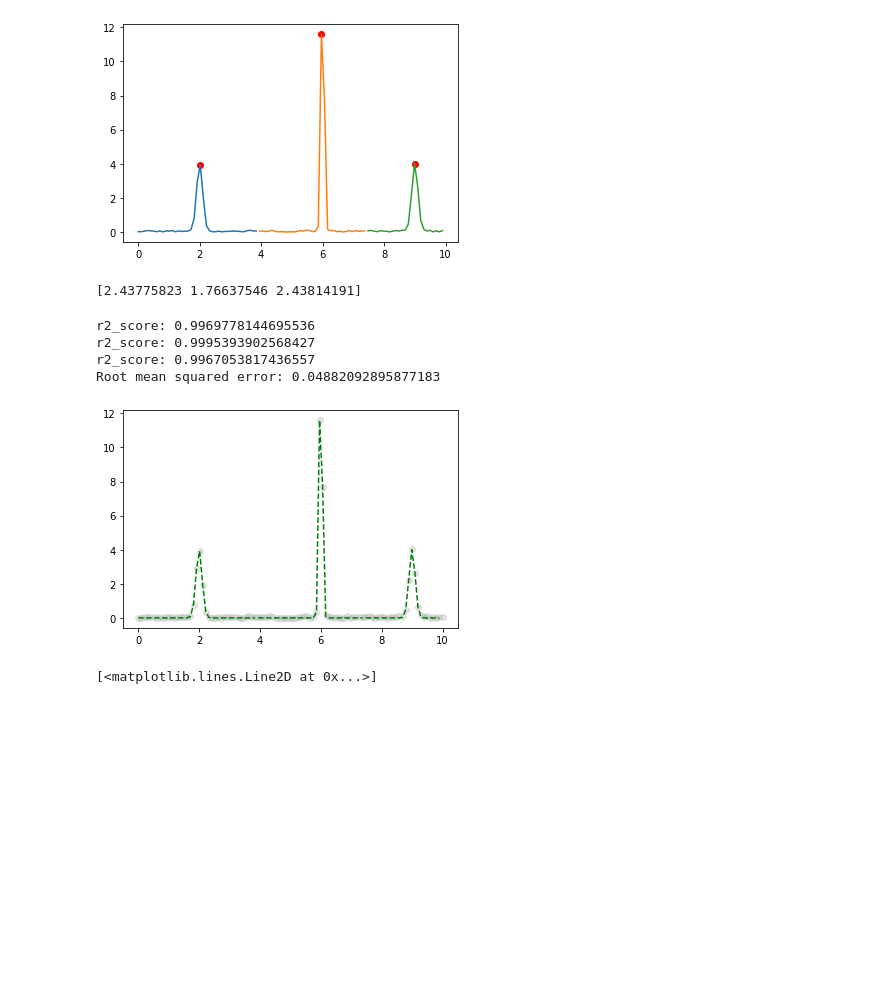
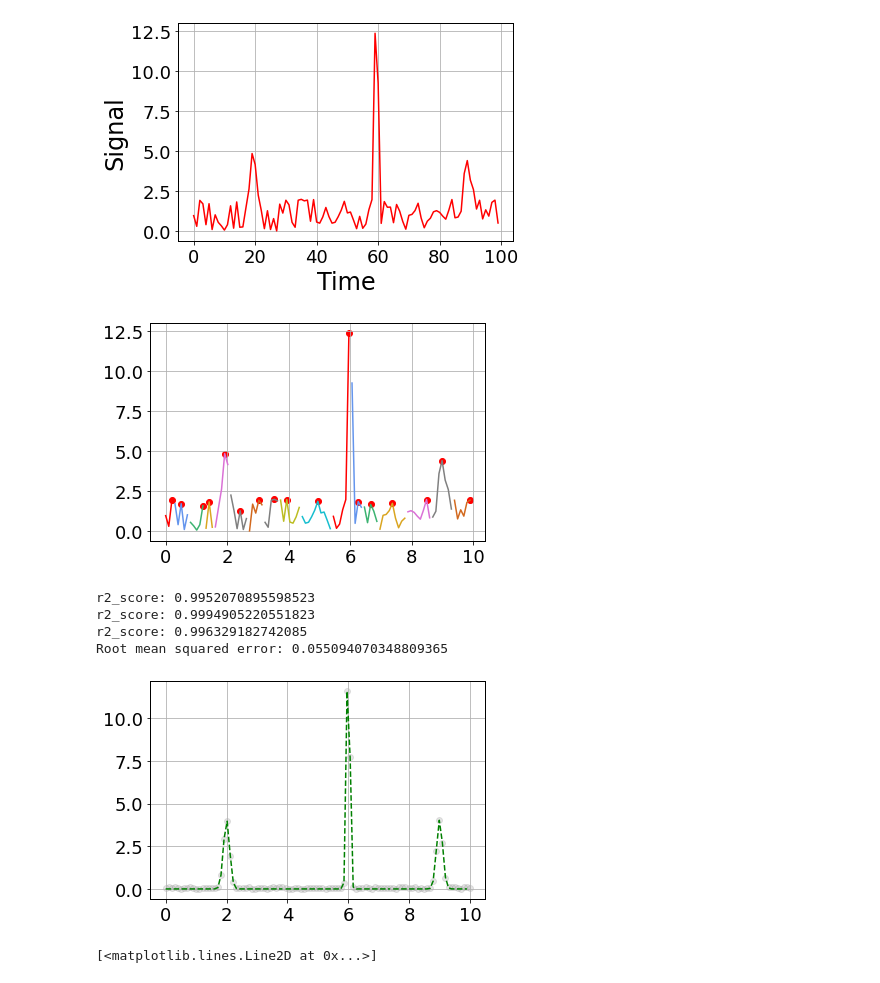
Before and after one commit to sarikasoman/Casimir-programming, a Jupyter notebook: fitting_with_curve_fit.ipynb, the cells around one changed output. Saved outputs shown, nothing was run; the diff lists cells and outputs as text; code cells hidden in the pictures; blank space fills up the shorter version.

Commit message:
Add global plotting parameters

```diff
--- a/fitting_with_curve_fit.ipynb
+++ b/fitting_with_curve_fit.ipynb
@@ -5,3 +6,10 @@ from scipy.stats import norm
+# %%
+plt.rcParams['font.family'] = "Montserrat"
+plt.rcParams['font.size'] = 18
+plt.rcParams['axes.linewidth'] = 1
+plt.rcParams['axes.grid'] = True
+plt.rcParams['axes.labelsize'] = 24
+plt.rcParams['axes.prop_cycle'] = cycler('color', ['#FF0000', '#6495ED', '#3CB371', '#DAA520', '#DA70D6', '#808080', '#D2691E', '#7f7f7f', '#bcbd22', '#17becf'])
 # %%
 import numpy as np
 import matplotlib.pyplot as plt
@@ -20,48 +28,52 @@ data = np.zeros(shape=x.shape)
 for m, s, a in zip(mus, sigmas, amps):
     data += gauss(x, m, s, a)
 
-noise = np.random.random(data.shape) * 0.1
+noise = np.random.random(data.shape) * 2
 data = data + noise
 
+fig, ax = plt.subplots(nrows=1, ncols=1)
+ax.plot(data)
+ax.set_xlabel('Time')
+ax.set_ylabel('Signal')
+plt.savefig('mockdata.tiff', bbox_inches='tight')
+plt.show()
+
 # find the peaks and properties
-peaks, properties = find_peaks(data, height=0,prominence=0.1, width=0.8)
+peaks, properties = find_peaks(data, height=0,prominence=1, width=0.4)
 npeak = len(peaks) # number of peaks
 width = properties["widths"]
 
 start = peaks-(2*width)
 end = peaks+(2*width)
 filtered =[]
 
 # store the data near peaks into "filtered"
 for i in range(npeak):
     if i == 0:
         start = 0
     else:
         start = (peaks[i] + peaks[i-1])/2
     if i == npeak-1:
         end = -1
     else:
         end = (peaks[i] + peaks[i+1])/2
     p_x=x[int(start):int(end)]
     p_d=data[int(start):int(end)]
     filtered.append({'peak_number':i,
                      "x":p_x,
                      "data":p_d,
                      "start":int(start),
                      "end":int(end)})
 
 # plot filtered data
 for i in range(0,npeak):
     plt.plot(filtered[i]["x"], filtered[i]["data"])
 
-
 plt.scatter(x[peaks],data[peaks],c="red") #mark peaks
-
 plt.show()
-print (properties["widths"])
 # %% [output]
-[figure, old version]
+[figure, new version]
-[2.43775823 1.76637546 2.43814191]
+[figure, added]
 # %%
 from scipy.optimize import curve_fit
 from sklearn.metrics import r2_score
@@ -76,11 +88,11 @@ plt.scatter(x, data, color='grey', alpha=0.2)
 rmse = np.sqrt(np.mean(residual**2))
 print('Root mean squared error:', rmse)
 # %% [output]
-r2_score: 0.9969778144695536
-r2_score: 0.9995393902568427
-r2_score: 0.9967053817436557
-Root mean squared error: 0.04882092895877183
+r2_score: 0.9952070895598523
+r2_score: 0.9994905220551823
+r2_score: 0.996329182742085
+Root mean squared error: 0.055094070348809365
-[figure, old version]
+[figure, new version]
 # %%
 plt.plot(x,residual,color='red', alpha=0.3)
 # %% [output]
```
Also changed, not shown: parts of 1 cell of this notebook.
